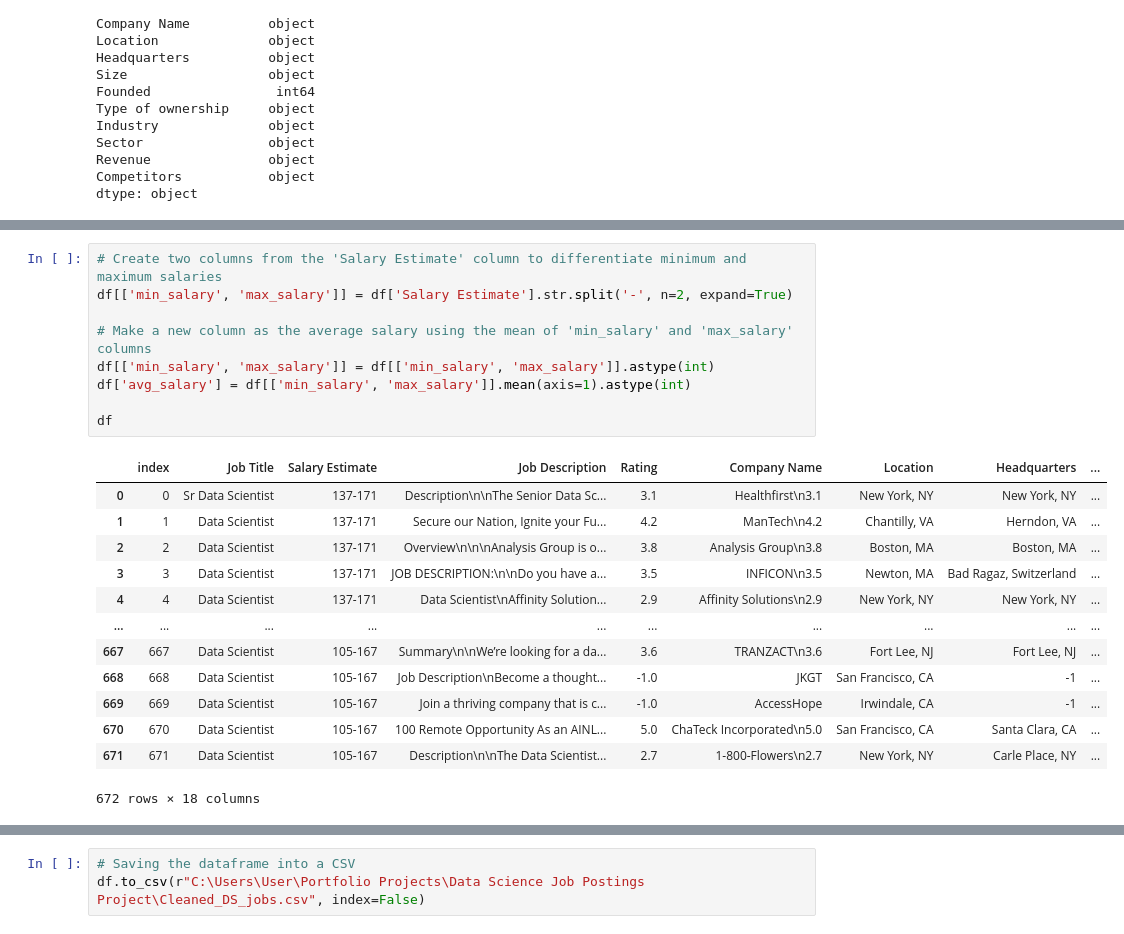
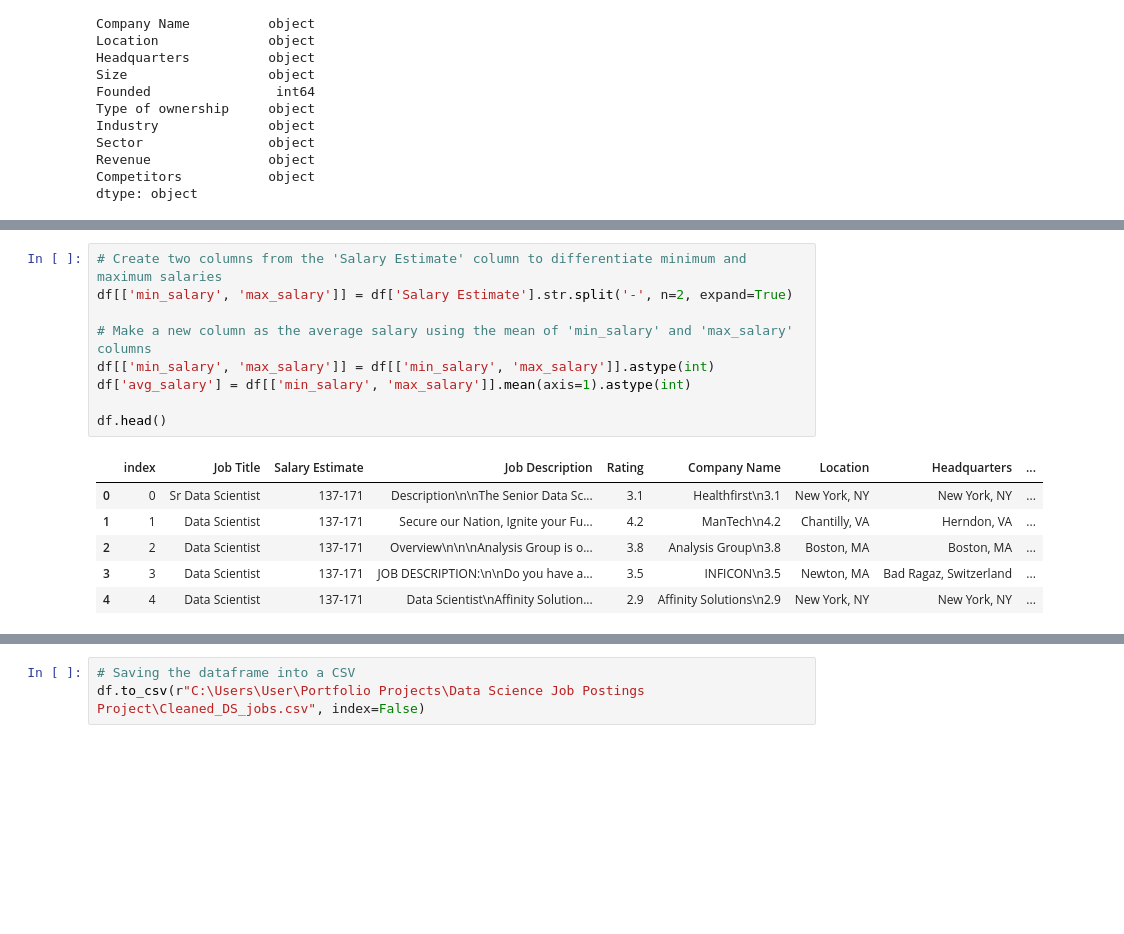
Before and after one commit to alyssapepito/portfolio-projects, a Jupyter notebook: notebooks/Data_Science_Job_Postings.ipynb, the cells around one changed output, grey strips where cells are left out. Saved outputs shown, nothing was run; the diff lists cells and outputs as text; blank space fills up the shorter version.

```diff
--- a/notebooks/Data_Science_Job_Postings.ipynb
+++ b/notebooks/Data_Science_Job_Postings.ipynb
@@ -104,26 +90,19 @@ df
 # %%
 # Create two columns from the 'Salary Estimate' column to differentiate minimum and maximum salaries
 df[['min_salary', 'max_salary']] = df['Salary Estimate'].str.split('-', n=2, expand=True)
 
 # Make a new column as the average salary using the mean of 'min_salary' and 'max_salary' columns
 df[['min_salary', 'max_salary']] = df[['min_salary', 'max_salary']].astype(int)
 df['avg_salary'] = df[['min_salary', 'max_salary']].mean(axis=1).astype(int)
 
-df
+df.head()
 # %% [output]
 |  | index | Job Title | Salary Estimate | Job Description | Rating | Company Name | Location | Headquarters | ... |
 | 0 | 0 | Sr Data Scientist | 137-171 | Description\n\nThe Senior Data Sc... | 3.1 | Healthfirst\n3.1 | New York, NY | New York, NY | ... |
 | 1 | 1 | Data Scientist | 137-171 | Secure our Nation, Ignite your Fu... | 4.2 | ManTech\n4.2 | Chantilly, VA | Herndon, VA | ... |
 | 2 | 2 | Data Scientist | 137-171 | Overview\n\n\nAnalysis Group is o... | 3.8 | Analysis Group\n3.8 | Boston, MA | Boston, MA | ... |
 | 3 | 3 | Data Scientist | 137-171 | JOB DESCRIPTION:\n\nDo you have a... | 3.5 | INFICON\n3.5 | Newton, MA | Bad Ragaz, Switzerland | ... |
 | 4 | 4 | Data Scientist | 137-171 | Data Scientist\nAffinity Solution... | 2.9 | Affinity Solutions\n2.9 | New York, NY | New York, NY | ... |
-| ... | ... | ... | ... | ... | ... | ... | ... | ... | ... |
-| 667 | 667 | Data Scientist | 105-167 | Summary\n\nWe’re looking for a da... | 3.6 | TRANZACT\n3.6 | Fort Lee, NJ | Fort Lee, NJ | ... |
-| 668 | 668 | Data Scientist | 105-167 | Job Description\nBecome a thought... | -1.0 | JKGT | San Francisco, CA | -1 | ... |
-| 669 | 669 | Data Scientist | 105-167 | Join a thriving company that is c... | -1.0 | AccessHope | Irwindale, CA | -1 | ... |
-| 670 | 670 | Data Scientist | 105-167 | 100 Remote Opportunity As an AINL... | 5.0 | ChaTeck Incorporated\n5.0 | San Francisco, CA | Santa Clara, CA | ... |
-| 671 | 671 | Data Scientist | 105-167 | Description\n\nThe Data Scientist... | 2.7 | 1-800-Flowers\n2.7 | New York, NY | Carle Place, NY | ... |
-672 rows × 18 columns
 # %%
 # Clean the 'Company Name' column
 df['Company Name'] = df['Company Name'].str.replace(r'\n[0-9]\.[0-9]', '', regex=True)
```
Also changed, not shown: parts of 9 cells of this notebook.
